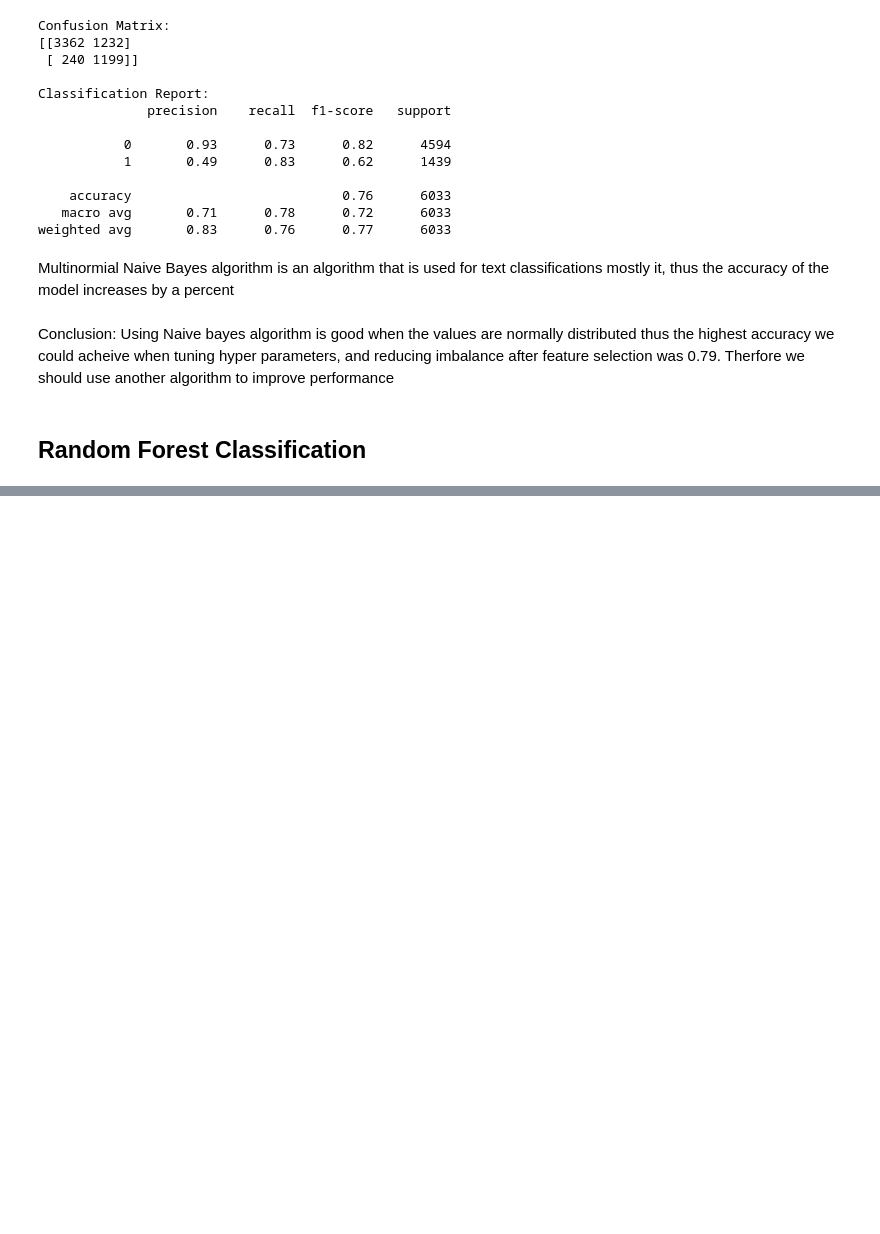
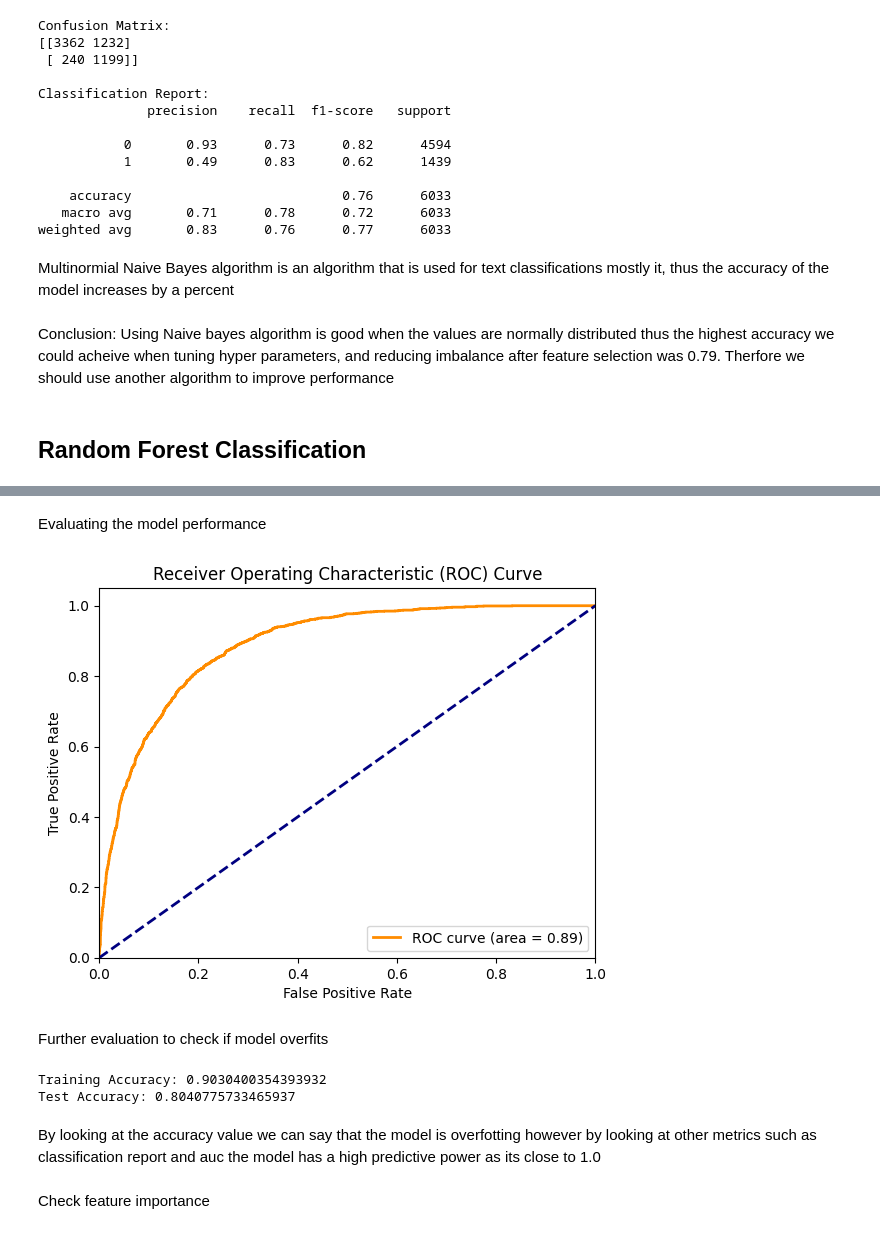
Before and after one commit to hammaadrizwan/Income-Classifier-using-Ensemble-algorithm, a Jupyter notebook: Notebook.ipynb, the cells around one changed output, grey strips where cells are left out. Drawn from its saved outputs; the diff is of its cells as text; code cells hidden in the pictures; blank space fills up the shorter version.

```diff
--- a/Notebook.ipynb
+++ b/Notebook.ipynb
@@ -891,0 +1135,35 @@ Using Naive bayes algorithm is good when the values are normally distributed thu
+# %% [markdown]
+Evaluating the model performance
+# %%
+y_prob = classifier_pipeline.predict_proba(X_test)[:, 1]
+fpr, tpr, thresholds = roc_curve(y_test, y_prob)
+roc_auc = roc_auc_score(y_test, y_prob)
+
+plt.figure()
+plt.plot(fpr, tpr, color='darkorange', lw=2, label='ROC curve (area = %0.2f)' % roc_auc)
+plt.plot([0, 1], [0, 1], color='navy', lw=2, linestyle='--')
+plt.xlim([0.0, 1.0])
+plt.ylim([0.0, 1.05])
+plt.xlabel('False Positive Rate')
+plt.ylabel('True Positive Rate')
+plt.title('Receiver Operating Characteristic (ROC) Curve')
+plt.legend(loc="lower right")
+plt.show()
+# %% [output]
+[figure, added]
+# %% [markdown]
+Further evaluation to check if model overfits
+# %%
+y_train_pred = classifier_pipeline.predict(X_train_resampled)
+train_accuracy = accuracy_score(y_train_resampled, y_train_pred)
+print("Training Accuracy:", train_accuracy)
+
+test_accuracy = accuracy_score(y_test, y_pred)
+print("Test Accuracy:", test_accuracy)
+# %% [output]
+Training Accuracy: 0.9030400354393932
+Test Accuracy: 0.8040775733465937
+# %% [markdown]
+By looking at the accuracy value we can say that the model is overfotting however by looking at other metrics such as classification report and auc the model has a high predictive power as its close to 1.0
+# %% [markdown]
+Check feature importance
```
Also changed, not shown: parts of 22 cells of this notebook.
